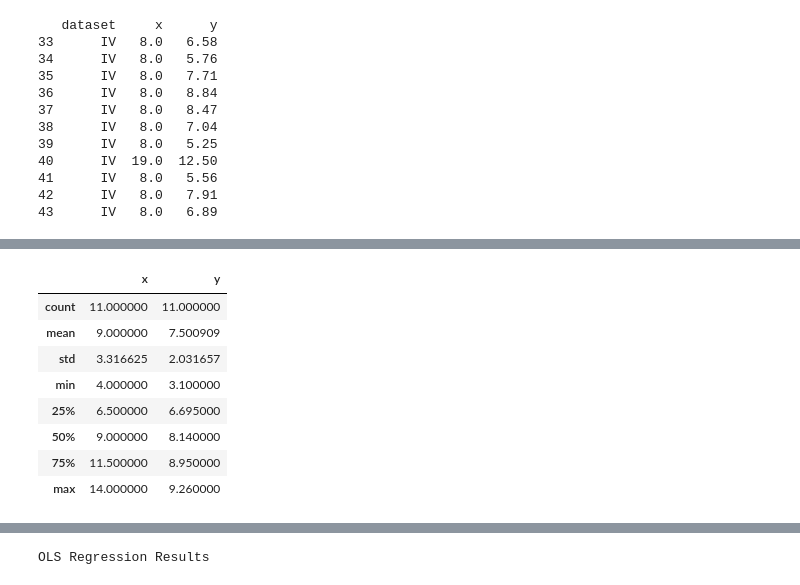
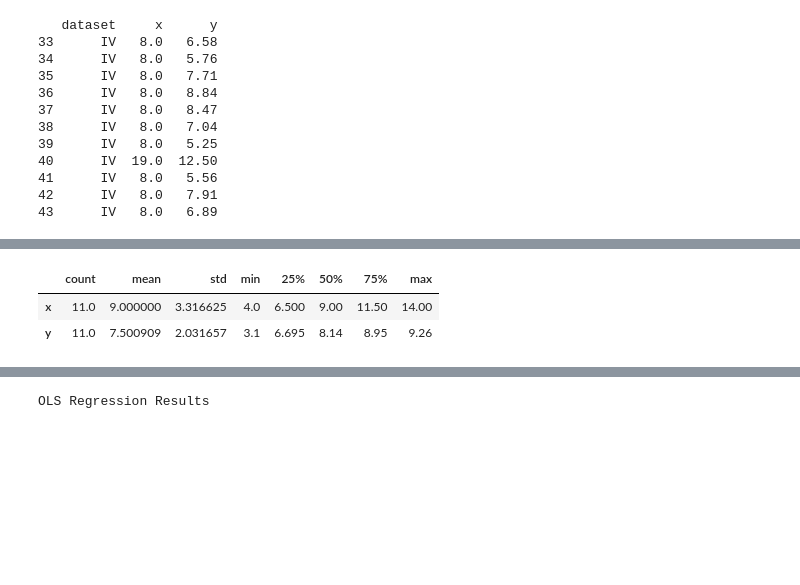
Before and after one commit to MarcoMen-Temp/Fundamentals-Practice, a Jupyter notebook: Anscombe Quartet Analysis.ipynb, the cells around one changed output, grey strips where cells are left out. Saved outputs shown, nothing was run; the diff lists cells and outputs as text; code cells hidden in the pictures; blank space fills up the shorter version.

```diff
--- a/Anscombe Quartet Analysis.ipynb
+++ b/Anscombe Quartet Analysis.ipynb
@@ -40,0 +31,8 @@ print(quartet)
+# %%
+# anscombe DS can be found in seaborn library
+
+import seaborn as sns
+
+quartet = sns.load_dataset('anscombe')
+
+print(quartet)
@@ -97,13 +107,7 @@ ds_1.describe()
 # %%
-ds_2.describe()
+ds_2.describe().transpose()
 # %% [output]
-|  | x | y |
-| count | 11.000000 | 11.000000 |
-| mean | 9.000000 | 7.500909 |
-| std | 3.316625 | 2.031657 |
-| min | 4.000000 | 3.100000 |
-| 25% | 6.500000 | 6.695000 |
-| 50% | 9.000000 | 8.140000 |
-| 75% | 11.500000 | 8.950000 |
-| max | 14.000000 | 9.260000 |
+|  | count | mean | std | min | 25% | 50% | 75% | max |
+| x | 11.0 | 9.000000 | 3.316625 | 4.0 | 6.500 | 9.00 | 11.50 | 14.00 |
+| y | 11.0 | 7.500909 | 2.031657 | 3.1 | 6.695 | 8.14 | 8.95 | 9.26 |
 # %%
```
Also changed, not shown: parts of 6 cells of this notebook.
